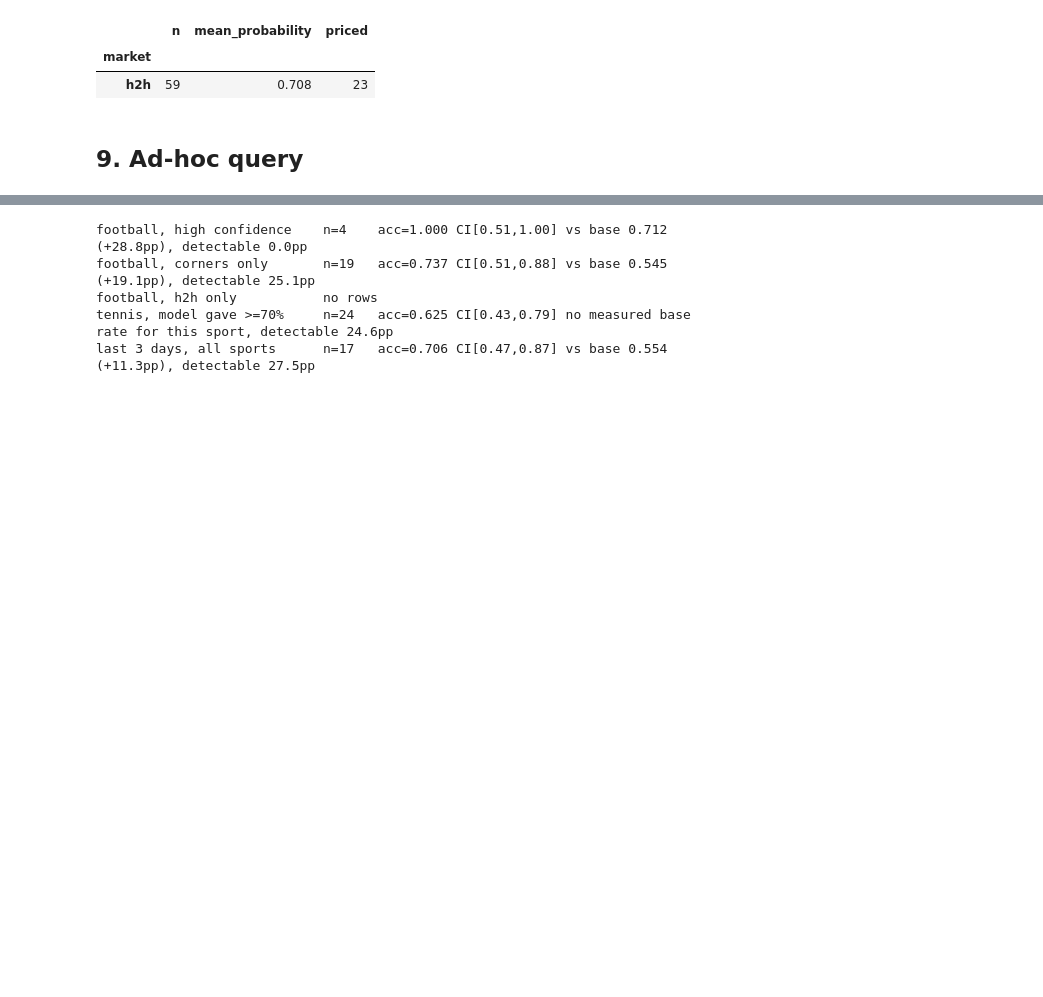
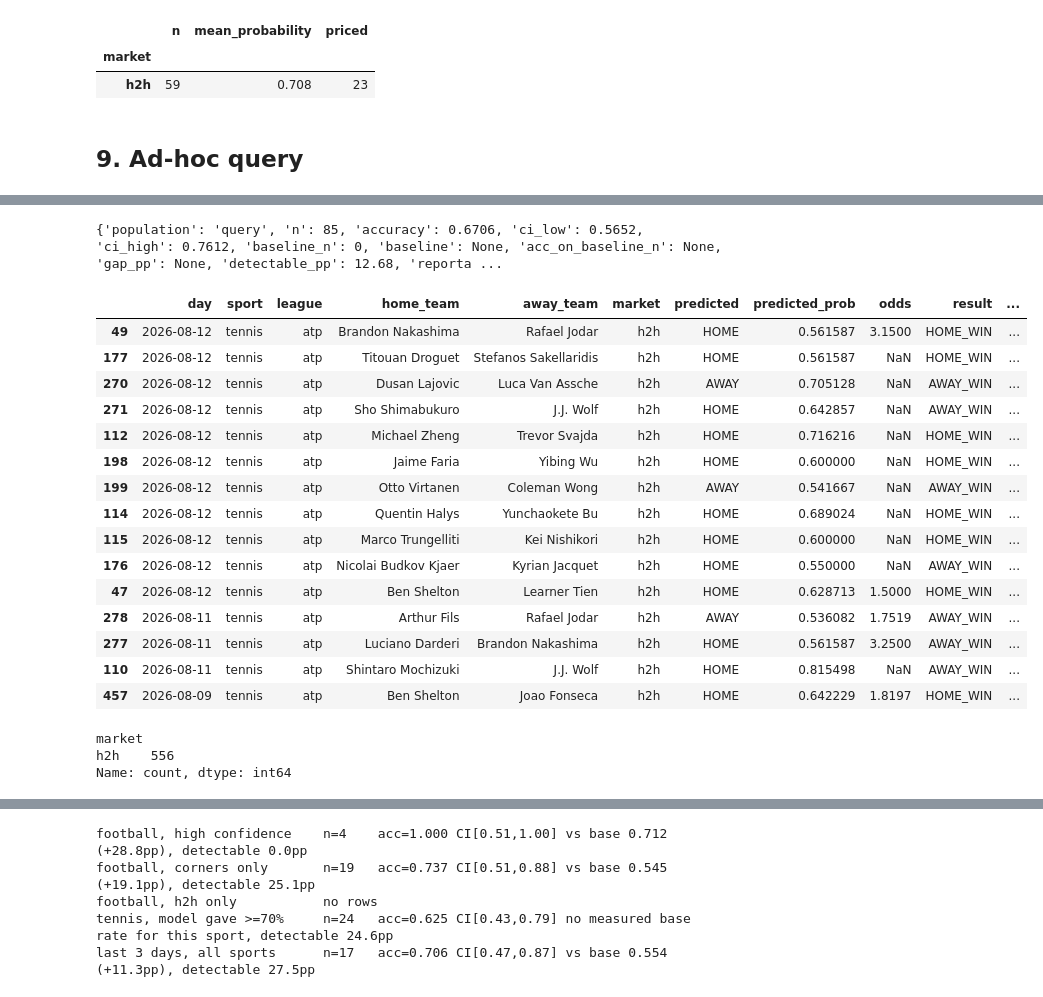
Before and after one commit to UsangR01/sportiq, a Jupyter notebook: ml/notebooks/prediction_history.ipynb, the cells around one changed output, grey strips where cells are left out. Cells and saved outputs as stored; diff of their text form; code cells hidden in the pictures; blank space fills up the shorter version.

```diff
--- a/ml/notebooks/prediction_history.ipynb
+++ b/ml/notebooks/prediction_history.ipynb
@@ -1022,0 +1128,72 @@ display(rows.head(50))
+# %%
+# Tennis Only
+
+# Fottball only
+
+def history(sport=None, league=None, since=None, until=None, market=None,
+            tier=None, min_prob=None, correct_only=None, kind=KIND, limit=50):
+    """Query the settled CARD-PICK history.
+
+    Returns (rows, summary). The summary is deliberately not optional: a filtered accuracy is the
+    easiest number in this project to over-read, and it is usually computed on a handful of rows.
+
+    `market` is a real filter now. It used to print a note saying it was ignored, because graded
+    rows were the 1X2 call regardless of what the card showed.
+    """
+    df = all_graded if INCLUDE_VOIDS else all_graded[all_graded["result_type"].isna()]
+    df = df[df["kind"] == kind] if kind else df
+    df = df[df["has_card_pick"] & df["graded"].notna()].copy()
+    df["correct"] = df["graded"].astype(int)
+    if sport:
+        df = df[df["sport"] == sport]
+    if league:
+        df = df[df["league"] == league]
+    if market:
+        df = df[df["market"] == market]
+    if since:
+        df = df[df["day"] >= pd.Timestamp(since).date()]
+    if until:
+        df = df[df["day"] <= pd.Timestamp(until).date()]
+    if tier:
+        df = df[df["confidence_tier"] == tier]
+    if min_prob is not None:
+        df = df[df["predicted_prob"] >= min_prob]
+    if correct_only is not None:
+        df = df[df["correct"] == int(bool(correct_only))]
+
+    summary = summarise(df, "query")
+    cols = ["day", "sport", "league", "home_team", "away_team", "market", "predicted",
+            "predicted_prob", "odds", "result", "home_score", "away_score",
+            "home_corners", "away_corners", "correct", "confidence_tier",
+            "feature_completeness", "model_version"]
+    return df.sort_values("kickoff_utc", ascending=False)[cols].head(limit), summary
+
+
+rows, summary = history(sport="tennis")
+print(summary)
+display(rows.head(15))
+# %% [output]
+{'population': 'query', 'n': 85, 'accuracy': 0.6706, 'ci_low': 0.5652, 'ci_high': 0.7612, 'baseline_n': 0, 'baseline': None, 'acc_on_baseline_n': None, 'gap_pp': None, 'detectable_pp': 12.68, 'reporta ...
+|  | day | sport | league | home_team | away_team | market | predicted | predicted_prob | odds | result | ... |
+| 49 | 2026-08-12 | tennis | atp | Brandon Nakashima | Rafael Jodar | h2h | HOME | 0.561587 | 3.1500 | HOME_WIN | ... |
+| 177 | 2026-08-12 | tennis | atp | Titouan Droguet | Stefanos Sakellaridis | h2h | HOME | 0.561587 | NaN | HOME_WIN | ... |
+| 270 | 2026-08-12 | tennis | atp | Dusan Lajovic | Luca Van Assche | h2h | AWAY | 0.705128 | NaN | AWAY_WIN | ... |
+| 271 | 2026-08-12 | tennis | atp | Sho Shimabukuro | J.J. Wolf | h2h | HOME | 0.642857 | NaN | AWAY_WIN | ... |
+| 112 | 2026-08-12 | tennis | atp | Michael Zheng | Trevor Svajda | h2h | HOME | 0.716216 | NaN | HOME_WIN | ... |
+| 198 | 2026-08-12 | tennis | atp | Jaime Faria | Yibing Wu | h2h | HOME | 0.600000 | NaN | HOME_WIN | ... |
+| 199 | 2026-08-12 | tennis | atp | Otto Virtanen | Coleman Wong | h2h | AWAY | 0.541667 | NaN | AWAY_WIN | ... |
+| 114 | 2026-08-12 | tennis | atp | Quentin Halys | Yunchaokete Bu | h2h | HOME | 0.689024 | NaN | HOME_WIN | ... |
+| 115 | 2026-08-12 | tennis | atp | Marco Trungelliti | Kei Nishikori | h2h | HOME | 0.600000 | NaN | HOME_WIN | ... |
+| 176 | 2026-08-12 | tennis | atp | Nicolai Budkov Kjaer | Kyrian Jacquet | h2h | HOME | 0.550000 | NaN | AWAY_WIN | ... |
+| 47 | 2026-08-12 | tennis | atp | Ben Shelton | Learner Tien | h2h | HOME | 0.628713 | 1.5000 | HOME_WIN | ... |
+| 278 | 2026-08-11 | tennis | atp | Arthur Fils | Rafael Jodar | h2h | AWAY | 0.536082 | 1.7519 | AWAY_WIN | ... |
+| 277 | 2026-08-11 | tennis | atp | Luciano Darderi | Brandon Nakashima | h2h | HOME | 0.561587 | 3.2500 | AWAY_WIN | ... |
+| 110 | 2026-08-11 | tennis | atp | Shintaro Mochizuki | J.J. Wolf | h2h | HOME | 0.815498 | NaN | AWAY_WIN | ... |
+| 457 | 2026-08-09 | tennis | atp | Ben Shelton | Joao Fonseca | h2h | HOME | 0.642229 | 1.8197 | HOME_WIN | ... |
+# %%
+mask = all_graded["sport"] == "tennis"
+print(all_graded.loc[mask, "market"].value_counts(dropna=False))
+# %% [output]
+market
+h2h    556
+Name: count, dtype: int64
```
Also changed, not shown: parts of 7 cells of this notebook, 4 other files.
